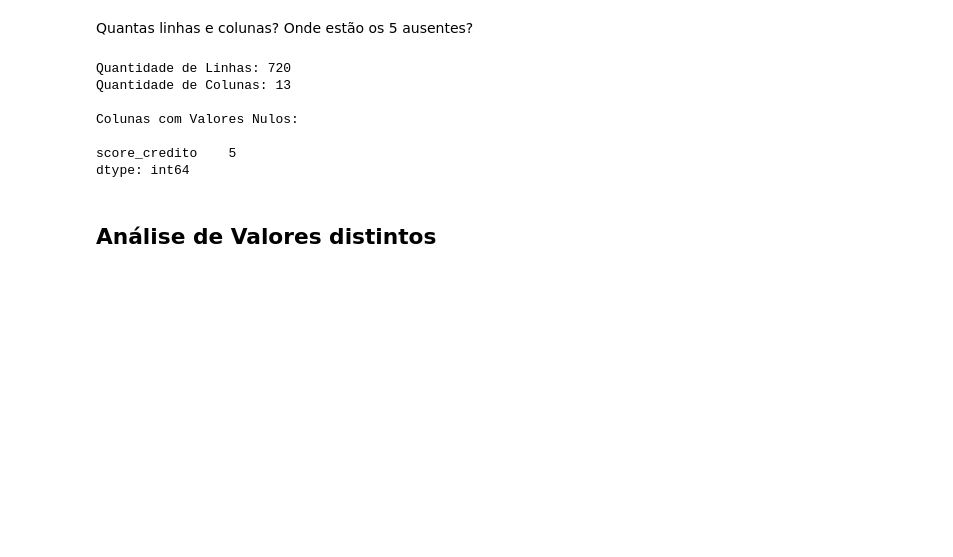
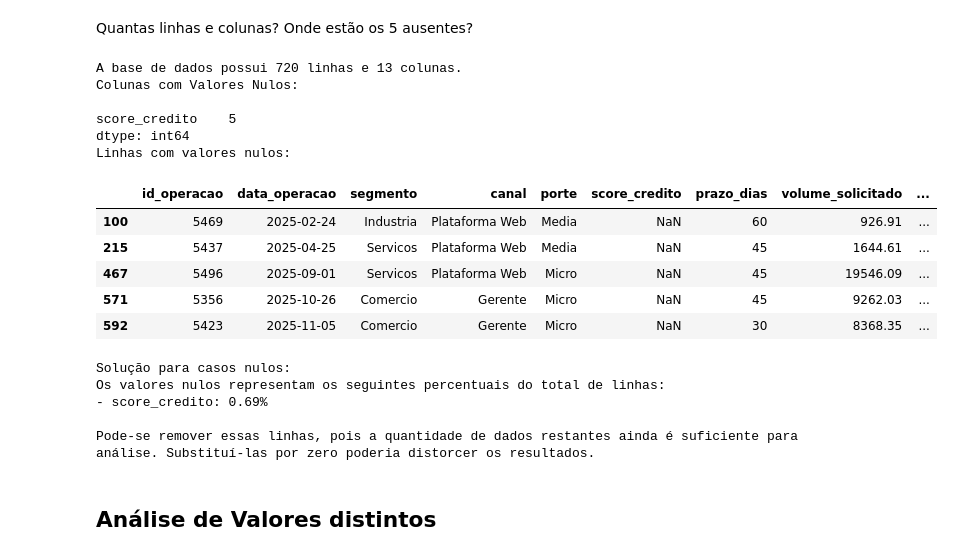
Before and after one commit to rpf991/Analise_Contas_Bancarias, a Jupyter notebook: teste.ipynb, the cells around one changed output. Saved outputs shown, nothing was run; the diff lists cells and outputs as text; code cells hidden in the pictures; blank space fills up the shorter version.

```diff
--- a/teste.ipynb
+++ b/teste.ipynb
@@ -27,20 +48,53 @@ df.describe()
 # %% [markdown]
 Quantas linhas e colunas? Onde estão os 5 ausentes?
 # %%
-print(f"Quantidade de Linhas: {len(df)}")
-print(f'Quantidade de Colunas: {len(df.columns)}\n')
+print(f"""A base de dados possui {df.shape[0]} linhas e {df.shape[1]} colunas. """)
 
 # Colunas com valores nulos
 print("Colunas com Valores Nulos:\n")
 print(df.isna().sum()[df.isna().sum() > 0])
+
+print("Linhas com valores nulos:")
+display(df[df.isna().any(axis=1)])
+
+missing_pct = (
+    df.isna().sum()
+    .loc[lambda s: s > 0]
+    .div(len(df))
+    .mul(100)
+)
+
+print("\nSolução para casos nulos:")
+print("Os valores nulos representam os seguintes percentuais do total de linhas:")
+
+for coluna, percentual in missing_pct.items():
+    print(f"- {coluna}: {percentual:.2f}%")
+
+print(
+    "\nPode-se remover essas linhas, pois a quantidade de dados restantes "
+    "ainda é suficiente para análise. Substituí-las por zero poderia "
+    "distorcer os resultados."
+)
+
+df = df.dropna()
 # %% [output]
-Quantidade de Linhas: 720
-Quantidade de Colunas: 13
-
+A base de dados possui 720 linhas e 13 colunas.
 Colunas com Valores Nulos:
 
 score_credito    5
 dtype: int64
+Linhas com valores nulos:
+|  | id_operacao | data_operacao | segmento | canal | porte | score_credito | prazo_dias | volume_solicitado | ... |
+| 100 | 5469 | 2025-02-24 | Industria | Plataforma Web | Media | NaN | 60 | 926.91 | ... |
+| 215 | 5437 | 2025-04-25 | Servicos | Plataforma Web | Media | NaN | 45 | 1644.61 | ... |
+| 467 | 5496 | 2025-09-01 | Servicos | Plataforma Web | Micro | NaN | 45 | 19546.09 | ... |
+| 571 | 5356 | 2025-10-26 | Comercio | Gerente | Micro | NaN | 45 | 9262.03 | ... |
+| 592 | 5423 | 2025-11-05 | Comercio | Gerente | Micro | NaN | 30 | 8368.35 | ... |
+Solução para casos nulos:
+Os valores nulos representam os seguintes percentuais do total de linhas:
+- score_credito: 0.69%
+
+Pode-se remover essas linhas, pois a quantidade de dados restantes ainda é suficiente para análise. Substituí-las por zero poderia distorcer os resultados.
 # %%
 df = df.drop(columns=['id_operacao'])
 # %% [markdown]
```
Also changed, not shown: parts of 21 cells of this notebook, 1 other file.
